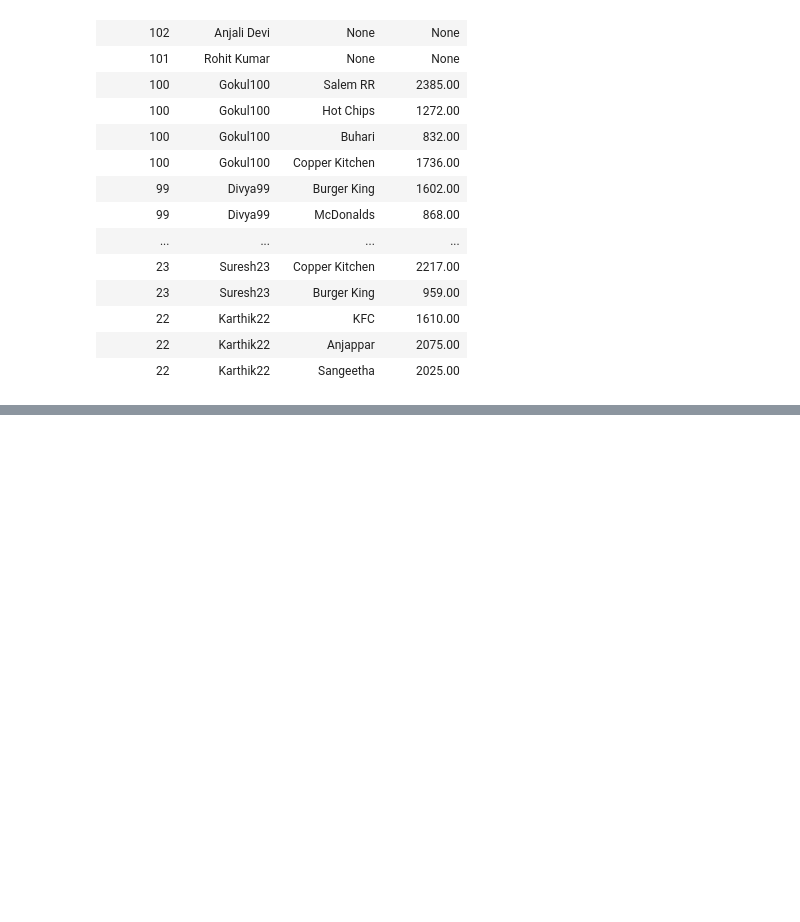
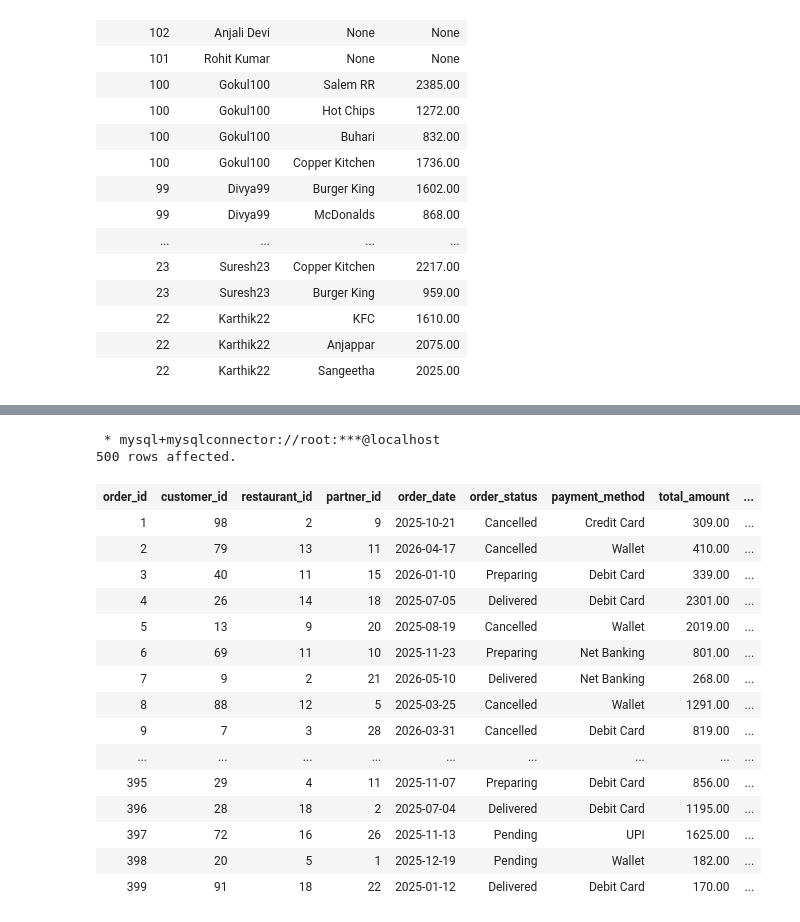
Before and after one commit to karthikeyanm-dev/DE-SQL, a Jupyter notebook: DE SQL Notes/SQL_Questions.ipynb, the cells around one changed output, grey strips where cells are left out. Cells and saved outputs as stored; diff of their text form; code cells hidden in the pictures; blank space fills up the shorter version.

```diff
--- a/DE SQL Notes/SQL_Questions.ipynb
+++ b/DE SQL Notes/SQL_Questions.ipynb
@@ -4819,0 +4898,23 @@ order by customer_id desc;
+# %%
+%%sql
+
+select * from orders;
+# %% [output]
+ * mysql+mysqlconnector://root:***@localhost
+500 rows affected.
+| order_id | customer_id | restaurant_id | partner_id | order_date | order_status | payment_method | total_amount | ... |
+| 1 | 98 | 2 | 9 | 2025-10-21 | Cancelled | Credit Card | 309.00 | ... |
+| 2 | 79 | 13 | 11 | 2026-04-17 | Cancelled | Wallet | 410.00 | ... |
+| 3 | 40 | 11 | 15 | 2026-01-10 | Preparing | Debit Card | 339.00 | ... |
+| 4 | 26 | 14 | 18 | 2025-07-05 | Delivered | Debit Card | 2301.00 | ... |
+| 5 | 13 | 9 | 20 | 2025-08-19 | Cancelled | Wallet | 2019.00 | ... |
+| 6 | 69 | 11 | 10 | 2025-11-23 | Preparing | Net Banking | 801.00 | ... |
+| 7 | 9 | 2 | 21 | 2026-05-10 | Delivered | Net Banking | 268.00 | ... |
+| 8 | 88 | 12 | 5 | 2025-03-25 | Cancelled | Wallet | 1291.00 | ... |
+| 9 | 7 | 3 | 28 | 2026-03-31 | Cancelled | Debit Card | 819.00 | ... |
+| ... | ... | ... | ... | ... | ... | ... | ... | ... |
+| 395 | 29 | 4 | 11 | 2025-11-07 | Preparing | Debit Card | 856.00 | ... |
+| 396 | 28 | 18 | 2 | 2025-07-04 | Delivered | Debit Card | 1195.00 | ... |
+| 397 | 72 | 16 | 26 | 2025-11-13 | Pending | UPI | 1625.00 | ... |
+| 398 | 20 | 5 | 1 | 2025-12-19 | Pending | Wallet | 182.00 | ... |
+| 399 | 91 | 18 | 22 | 2025-01-12 | Delivered | Debit Card | 170.00 | ... |
```
Also changed, not shown: parts of 19 cells of this notebook, 1 other file.
